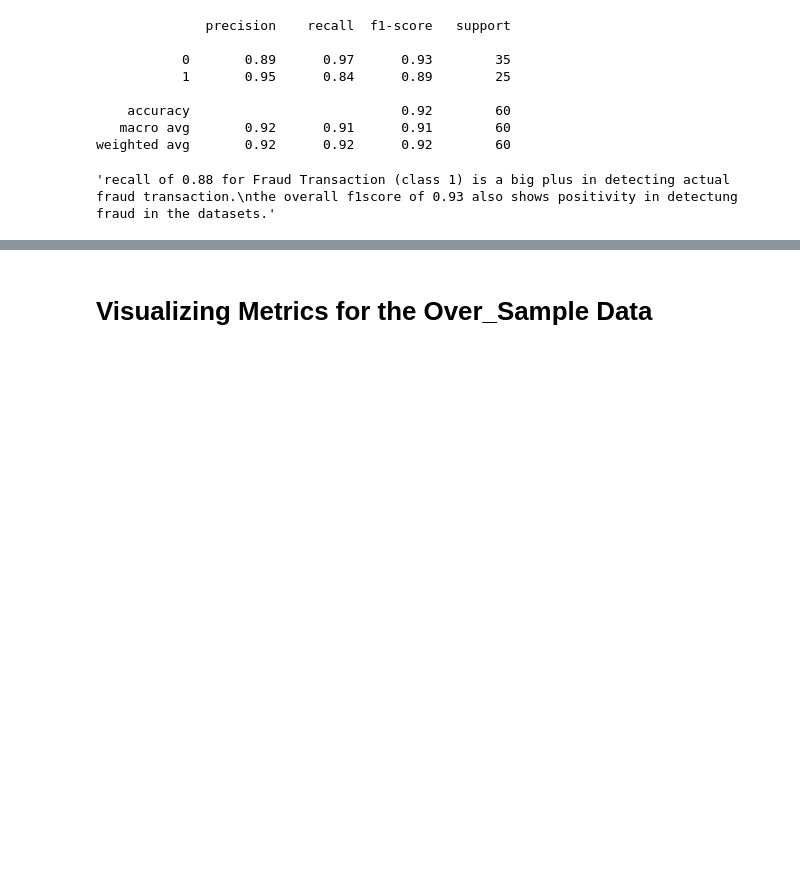
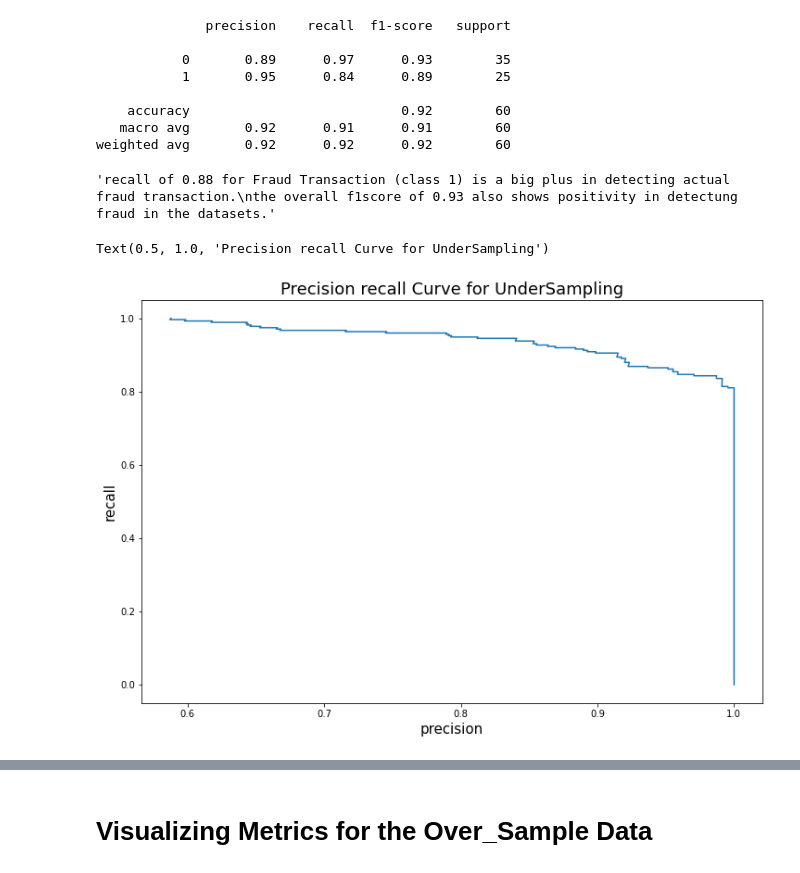
Before and after one commit to Olawale-Ajayi/Bank_Fraud_Detection_Classification, a Jupyter notebook: Credit_Card_Fraud_Datasets.ipynb, the cells around one changed output, grey strips where cells are left out. Cells and saved outputs as stored; diff of their text form; code cells hidden in the pictures; blank space fills up the shorter version.

```diff
--- a/Credit_Card_Fraud_Datasets.ipynb
+++ b/Credit_Card_Fraud_Datasets.ipynb
@@ -643,0 +647,9 @@ weighted avg       0.92      0.92      0.92        60
+# %%
+plt.figure(figsize = (12,8))
+plt.plot(precision, recall)
+plt.xlabel("precision", size = 15)
+plt.ylabel("recall", size = 15)
+plt.title("Precision recall Curve for UnderSampling", size = 18)
+# %% [output]
+Text(0.5, 1.0, 'Precision recall Curve for UnderSampling')
+[figure, added]
```
Also changed, not shown: parts of 23 cells of this notebook.
